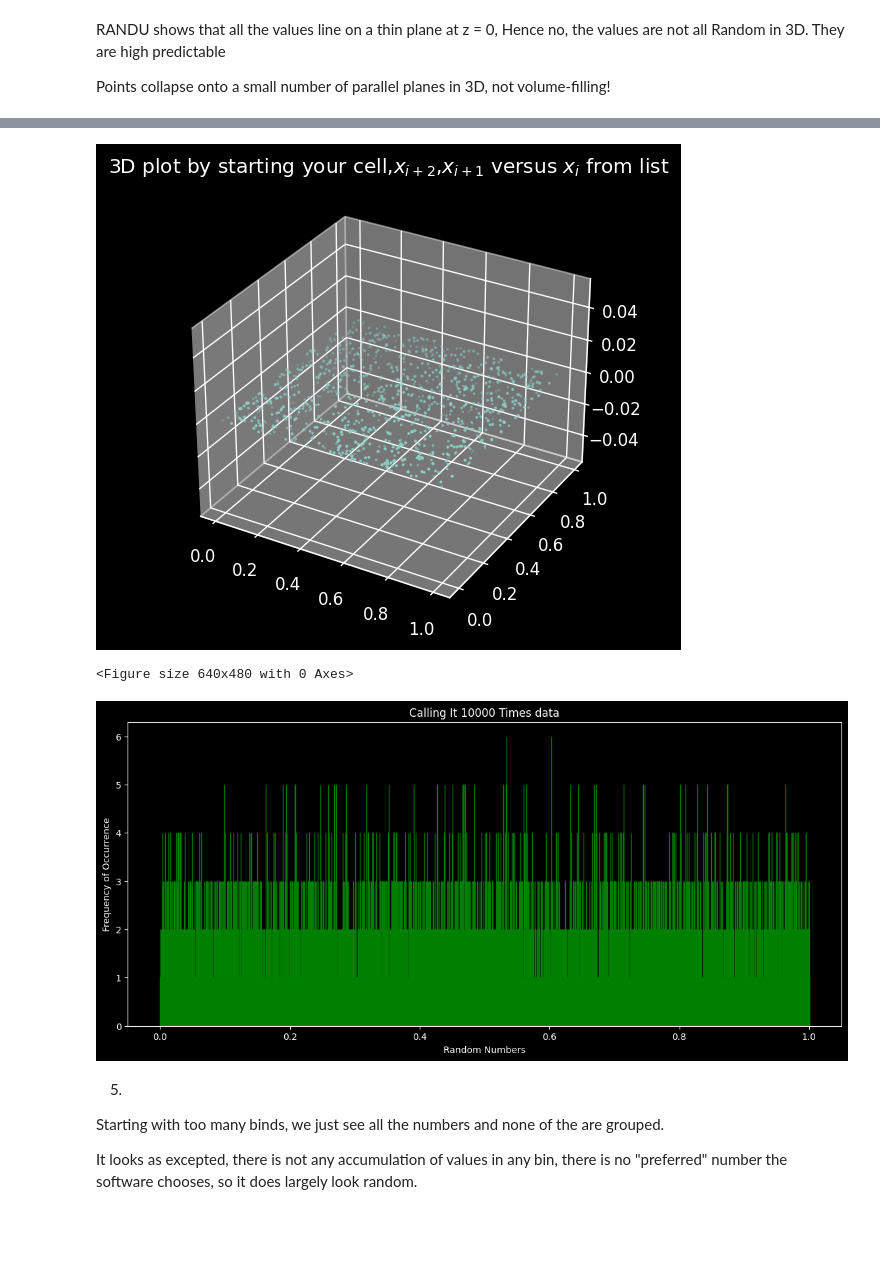
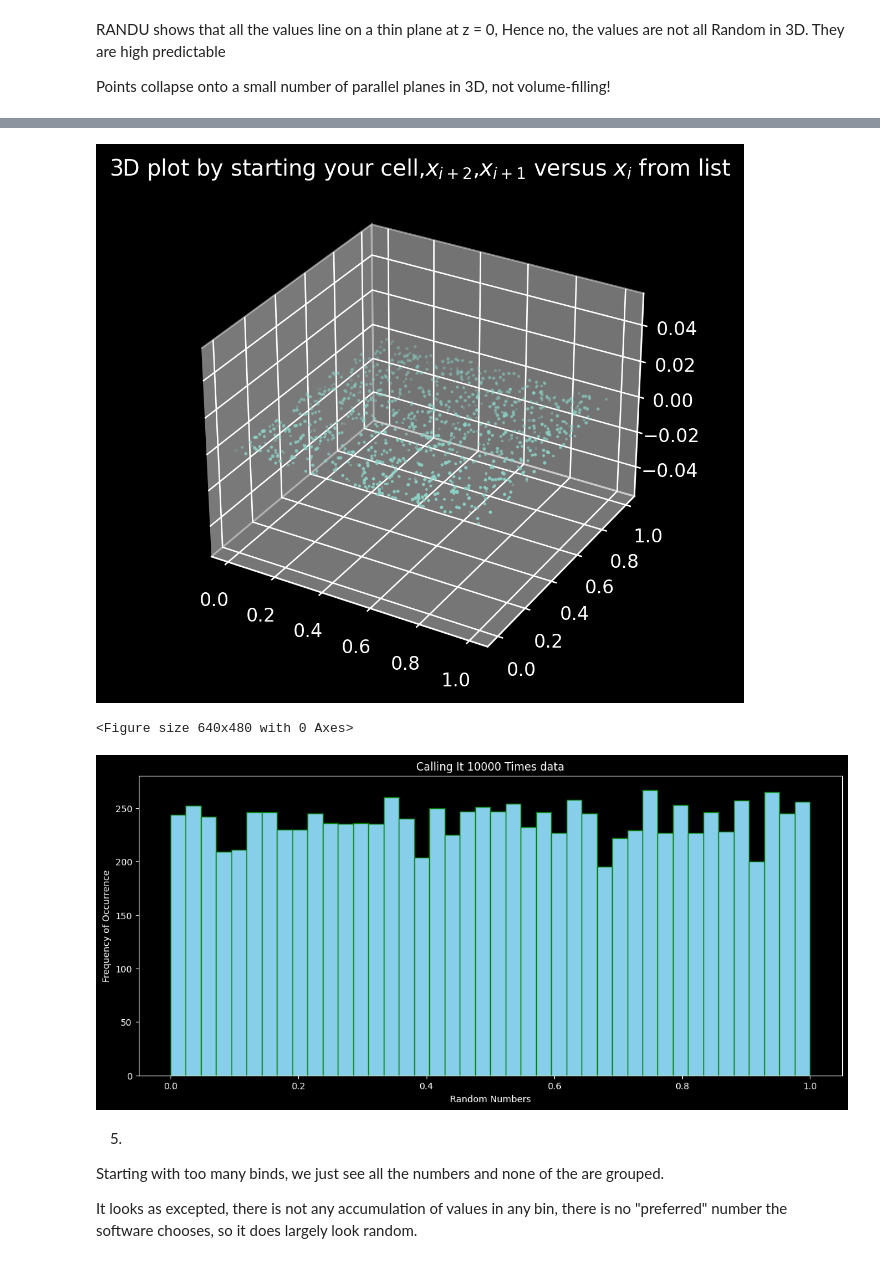
Before and after one commit to Ahilan-Bucket/computational-physics, a Jupyter notebook: Week1/Guide1_Ahilan_Kumaresan.ipynb, the cells around one changed output, grey strips where cells are left out. Saved outputs shown, nothing was run; the diff lists cells and outputs as text; code cells hidden in the pictures; blank space fills up the shorter version.

```diff
--- a/Week1/Guide1_Ahilan_Kumaresan.ipynb
+++ b/Week1/Guide1_Ahilan_Kumaresan.ipynb
@@ -150,10 +146,10 @@ def time_taken(func):
 
 @time_taken
 def lst_random(nos):
-    return [np.random.random() for i in range(nos+1)]
+    return [np.random.random() for i in range(nos)]
 
 
-calling_it_10000_time,calling_it_1000_data = lst_random(10_000)
+calling_it_10000_time,calling_it_10000_data = lst_random(10_000)
 
 
 print(f"it took {calling_it_10000_time}seconds when called 10,000 times")
@@ -197,7 +191,7 @@ Calling it once is 44.975382389341206 times faster
 
 plt.figure()
 plt.figure(figsize=(14,6))
-plt.hist(calling_it_1000_data, bins=10000,color="skyblue",edgecolor='green')
+plt.hist(calling_it_10000_data, bins=42,color="skyblue",edgecolor='green')
 plt.ylabel("Frequency of Occurrence")
 plt.xlabel("Random Numbers")
 plt.title("Calling It 10000 Times data")
@@ -207,6 +201,6 @@ plt.show()
-[figure, old version]
+[figure, new version]
 <Figure size 640x480 with 0 Axes>
-[figure, old version]
+[figure, new version]
 # %% [markdown]
 5.
 
```
Also changed, not shown: parts of 35 cells of this notebook, 23 other files.
